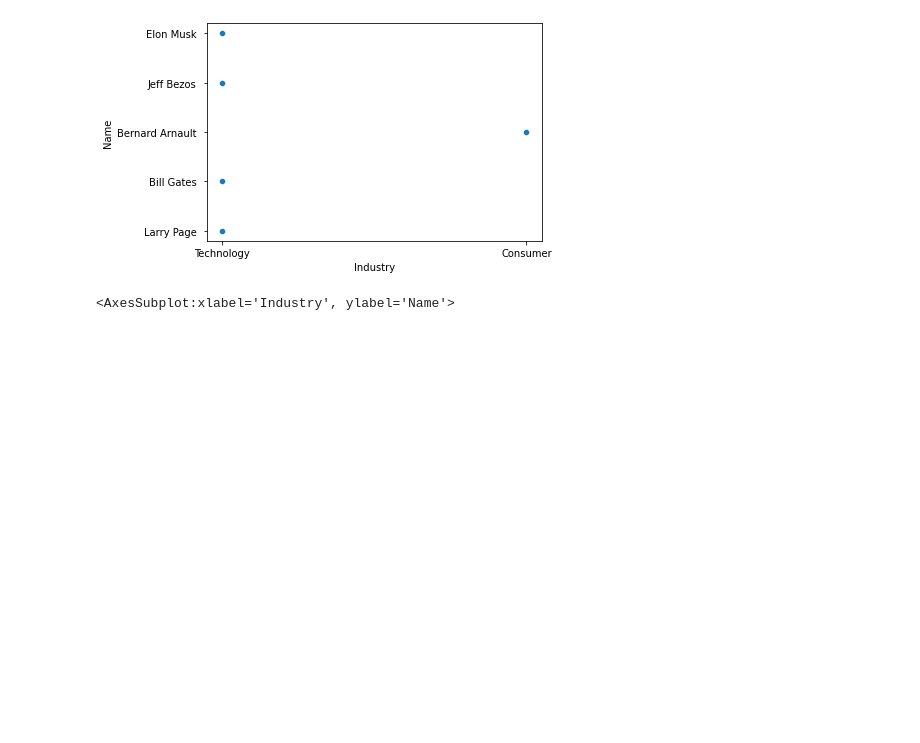
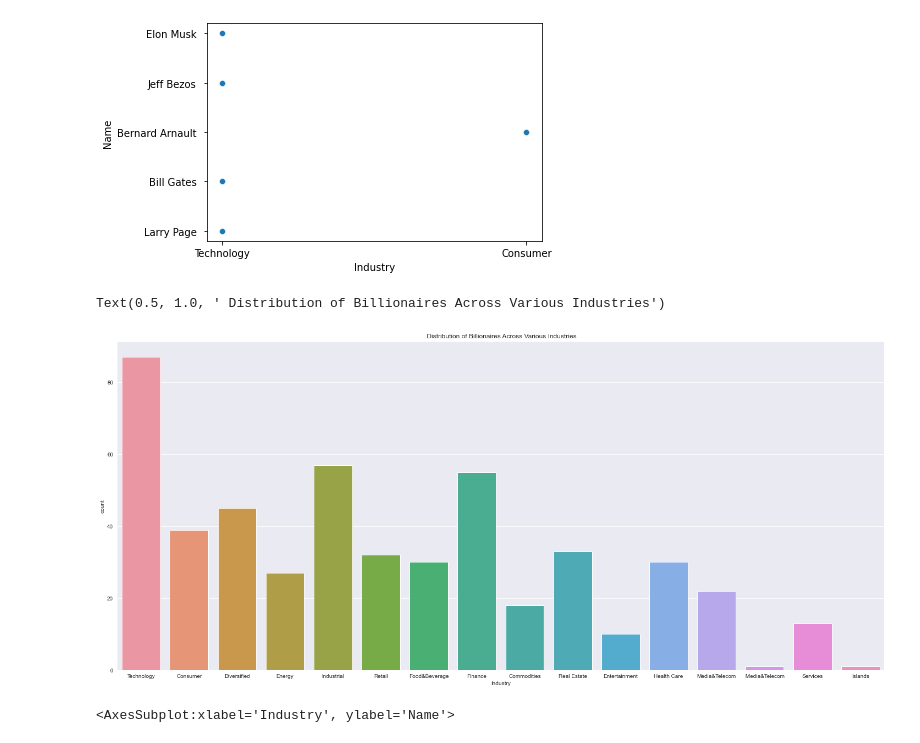
Before and after one commit to KsRenu/DA, a Jupyter notebook: Individual Data set.ipynb, the cells around one changed output. Saved outputs shown, nothing was run; the diff lists cells and outputs as text; code cells hidden in the pictures; blank space fills up the shorter version.

```diff
--- a/Individual Data set.ipynb
+++ b/Individual Data set.ipynb
@@ -444,6 +530,16 @@ sns.scatterplot(x=df['Industry'],y=df['Name'].head())
 # %% [output]
 <AxesSubplot:xlabel='Industry', ylabel='Name'>
 [figure]
+# %%
+#refereed
+# Distribution of Billionaires Across Various Industries
+plt.figure(figsize=(25, 11))
+sns.set_style("darkgrid")
+sns.countplot(x = df["Industry"])
+plt.title(" Distribution of Billionaires Across Various Industries")
+# %% [output]
+Text(0.5, 1.0, ' Distribution of Billionaires Across Various Industries')
+[figure, added]
 # %%
 sns.scatterplot(x=df['Industry'],y=df['Name'].head(),hue=df['Total_Net_Worth'])
 # %% [output]
```
Also changed, not shown: parts of 16 cells of this notebook.
